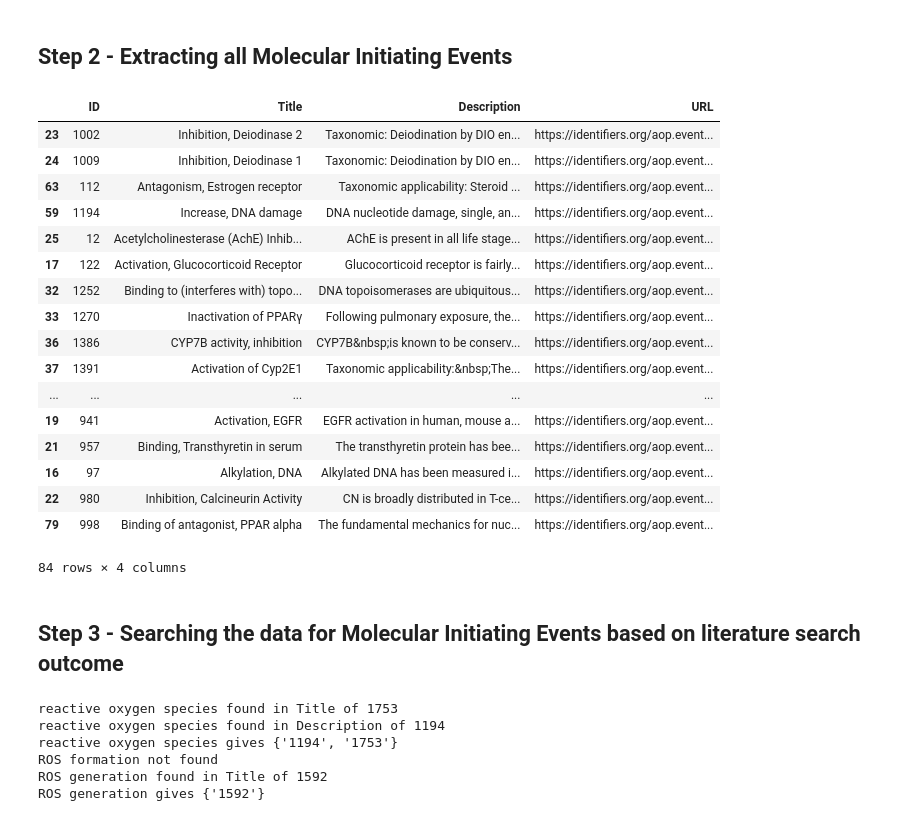
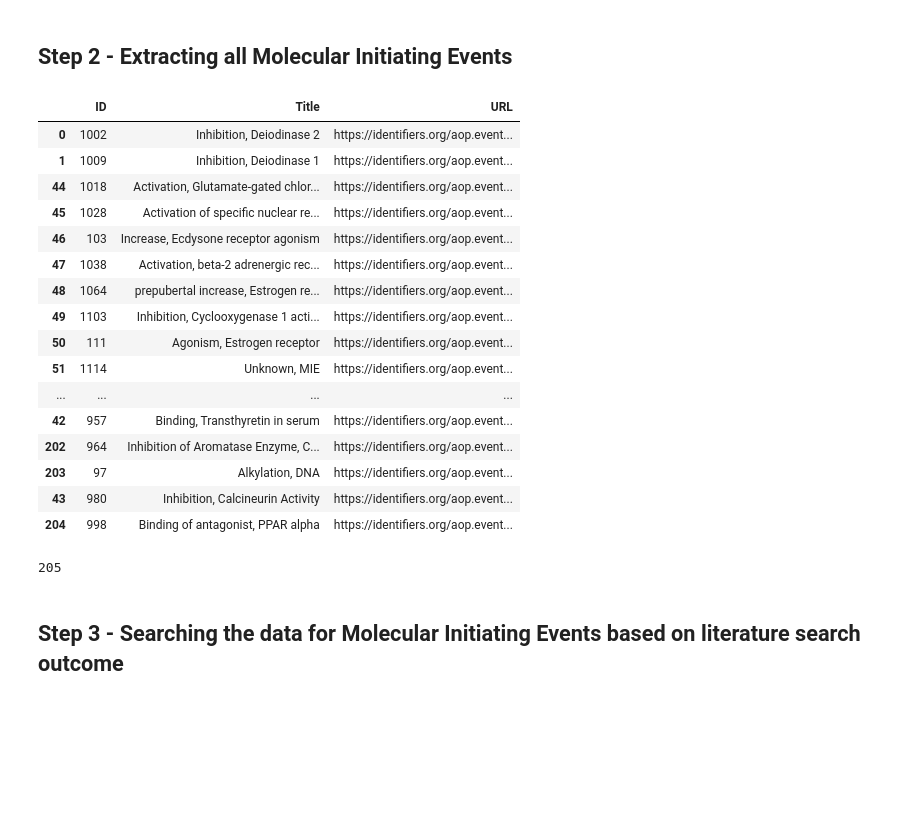
Before and after one commit to h2020-riskgone/Nanomaterial-RDF, a Jupyter notebook: Extract_MIEs.ipynb, the cells around one changed output. Saved outputs shown, nothing was run; the diff lists cells and outputs as text; code cells hidden in the pictures; blank space fills up the shorter version.

```diff
--- a/Extract_MIEs.ipynb
+++ b/Extract_MIEs.ipynb
@@ -25,3 +25,6 @@ try:
 except ImportError:
     !{sys.executable} -m pip install sparqlwrapper
     from SPARQLWrapper import SPARQLWrapper, JSON
+#pd.set_option('display.max_colwidth', None)
+pd.set_option('display.max_rows', 99999)
+pd.set_option('display.max_columns', 99999)
@@ -53,41 +72,46 @@ sparqlendpoint = SPARQLWrapper("https://aopwiki.rdf.bigcat-bioinformatics.org/sp
+# %%
+sparqlendpoint = SPARQLWrapper("http://localhost:8890/sparql/")
 # %%
 sparqlquery = '''
-    SELECT DISTINCT (fn:substring(?MIE_ID,4) as ?ID) (str(?MIE_Title) as ?Title) (str(?MIE_Description) as ?Description) ?MIE
+    SELECT DISTINCT (fn:substring(?MIE_ID,4) as ?ID) (str(?MIE_Title) as ?Title) ?MIE
     WHERE {
     ?AOP a aopo:AdverseOutcomePathway; aopo:has_molecular_initiating_event ?MIE.
-    ?MIE rdfs:label ?MIE_ID; dc:description ?MIE_Description; dc:title ?MIE_Title
+    ?MIE rdfs:label ?MIE_ID; dc:title ?MIE_Title
     }
     '''
 
 sparqlendpoint.setQuery(sparqlquery)
 sparqlendpoint.setReturnFormat(JSON)
 results = sparqlendpoint.query().convert()
 
-df = pd.DataFrame(columns=["ID","Title","Description","URL"])
+df = pd.DataFrame(columns=["ID","Title","URL"])
 for result in results["results"]["bindings"]:
-    df.loc[len(df.index)] = [result["ID"]["value"],result["Title"]["value"],result["Description"]["value"],result["MIE"]["value"]]
+    df.loc[len(df.index)] = [result["ID"]["value"],result["Title"]["value"],result["MIE"]["value"]]
 
 df = df.sort_values(by=['ID'])
 
 display(df)
 # %% [output]
-|  | ID | Title | Description | URL |
-| 23 | 1002 | Inhibition, Deiodinase 2 | Taxonomic: Deiodination by DIO en... | https://identifiers.org/aop.event... |
-| 24 | 1009 | Inhibition, Deiodinase 1 | Taxonomic: Deiodination by DIO en... | https://identifiers.org/aop.event... |
-| 63 | 112 | Antagonism, Estrogen receptor | Taxonomic applicability: Steroid ... | https://identifiers.org/aop.event... |
-| 59 | 1194 | Increase, DNA damage | DNA nucleotide damage, single, an... | https://identifiers.org/aop.event... |
-| 25 | 12 | Acetylcholinesterase (AchE) Inhib... | AChE is present in all life stage... | https://identifiers.org/aop.event... |
-| 17 | 122 | Activation, Glucocorticoid Receptor | Glucocorticoid receptor is fairly... | https://identifiers.org/aop.event... |
-| 32 | 1252 | Binding to (interferes with) topo... | DNA topoisomerases are ubiquitous... | https://identifiers.org/aop.event... |
-| 33 | 1270 | Inactivation of PPARγ | Following pulmonary exposure, the... | https://identifiers.org/aop.event... |
-| 36 | 1386 | CYP7B activity, inhibition | CYP7B&nbsp;is known to be conserv... | https://identifiers.org/aop.event... |
-| 37 | 1391 | Activation of Cyp2E1 | Taxonomic applicability:&nbsp;The... | https://identifiers.org/aop.event... |
-| ... | ... | ... | ... | ... |
-| 19 | 941 | Activation, EGFR | EGFR activation in human, mouse a... | https://identifiers.org/aop.event... |
-| 21 | 957 | Binding, Transthyretin in serum | The transthyretin protein has bee... | https://identifiers.org/aop.event... |
-| 16 | 97 | Alkylation, DNA | Alkylated DNA has been measured i... | https://identifiers.org/aop.event... |
-| 22 | 980 | Inhibition, Calcineurin Activity | CN is broadly distributed in T-ce... | https://identifiers.org/aop.event... |
-| 79 | 998 | Binding of antagonist, PPAR alpha | The fundamental mechanics for nuc... | https://identifiers.org/aop.event... |
+|  | ID | Title | URL |
+| 0 | 1002 | Inhibition, Deiodinase 2 | https://identifiers.org/aop.event... |
+| 1 | 1009 | Inhibition, Deiodinase 1 | https://identifiers.org/aop.event... |
+| 44 | 1018 | Activation, Glutamate-gated chlor... | https://identifiers.org/aop.event... |
+| 45 | 1028 | Activation of specific nuclear re... | https://identifiers.org/aop.event... |
+| 46 | 103 | Increase, Ecdysone receptor agonism | https://identifiers.org/aop.event... |
+| 47 | 1038 | Activation, beta-2 adrenergic rec... | https://identifiers.org/aop.event... |
+| 48 | 1064 | prepubertal increase, Estrogen re... | https://identifiers.org/aop.event... |
+| 49 | 1103 | Inhibition, Cyclooxygenase 1 acti... | https://identifiers.org/aop.event... |
+| 50 | 111 | Agonism, Estrogen receptor | https://identifiers.org/aop.event... |
+| 51 | 1114 | Unknown, MIE | https://identifiers.org/aop.event... |
+| ... | ... | ... | ... |
+| 42 | 957 | Binding, Transthyretin in serum | https://identifiers.org/aop.event... |
+| 202 | 964 | Inhibition of Aromatase Enzyme, C... | https://identifiers.org/aop.event... |
+| 203 | 97 | Alkylation, DNA | https://identifiers.org/aop.event... |
+| 43 | 980 | Inhibition, Calcineurin Activity | https://identifiers.org/aop.event... |
+| 204 | 998 | Binding of antagonist, PPAR alpha | https://identifiers.org/aop.event... |
-84 rows × 4 columns
+# %%
+len(df)
+# %% [output]
+205
 # %% [markdown]
 ## Step 3 - Searching the data for Molecular Initiating Events based on literature search outcome
@@ -96,14 +120,7 @@ searchterms = ['reactive oxygen species','ROS formation','ROS generation']
 # %%
-for item in searchterms:
-    output = search(df,item)
-    if not output == set():
-        print(str(item) + ' gives ' + str(output))
+#for item in searchterms:
+#    output = search(df,item)
+#    if not output == set():
+#        print(str(item) + ' gives ' + str(output))
-# %% [output]
-reactive oxygen species found in Title of 1753
-reactive oxygen species found in Description of 1194
-reactive oxygen species gives {'1194', '1753'}
-ROS formation not found
-ROS generation found in Title of 1592
-ROS generation gives {'1592'}
 # %%
 ## some are missing, because our SPARQL query filters the one that are indicated as MIE for AOPs. We could filter to be "molecular" instead for more results
```
Also changed, not shown: parts of 4 cells of this notebook, 1 other file.
